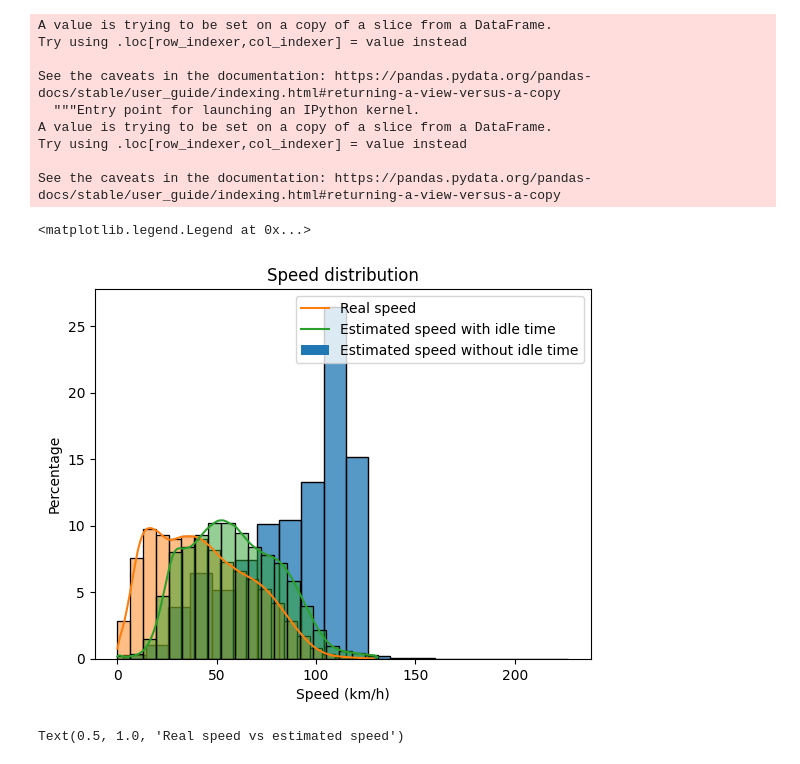
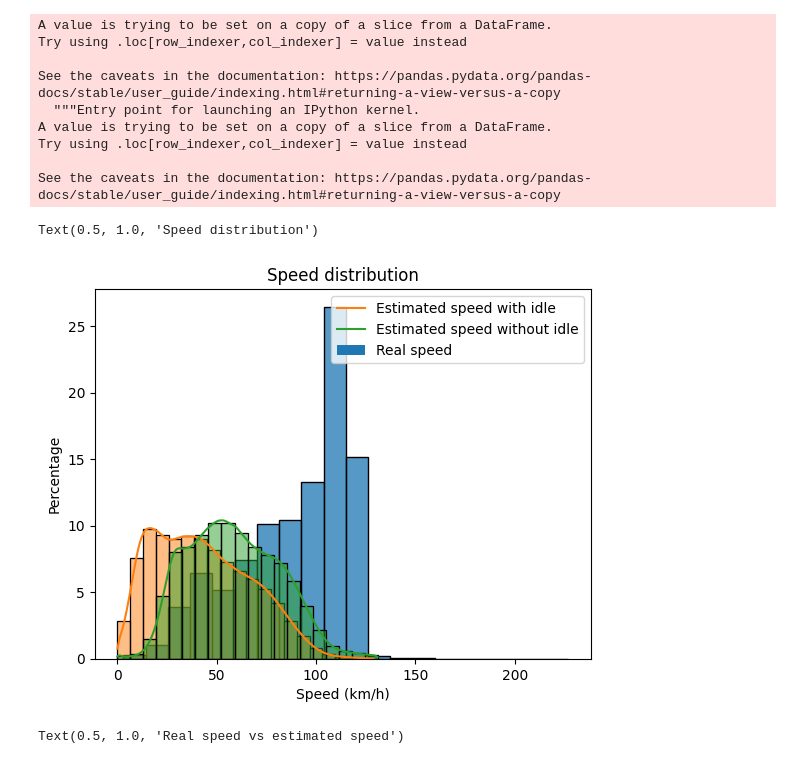
Before and after one commit to AlexWangVT/fleet_modeling, a Jupyter notebook: scripts/AVL_data_explore.ipynb, the cells around one changed output. Saved outputs shown, nothing was run; the diff lists cells and outputs as text; code cells hidden in the pictures.

Commit message:
revise speed distribution

```diff
--- a/scripts/AVL_data_explore.ipynb
+++ b/scripts/AVL_data_explore.ipynb
@@ -195,22 +195,19 @@ See the caveats in the documentation: https://pandas.pydata.org/pandas-docs/stab
 # %%
 # plot histogram
 
 
 bins = 20
-# plt.hist(speed, bins=bins, weights=np.ones(len(speed)) / len(speed) * 100, color='skyblue', edgecolor='black')
+fig, ax = plt.subplots()
 sns.histplot(speed, stat='percent', bins = bins)
 sns.histplot(estimated_speed_with_idle, stat='percent', bins = bins,  kde = True)
 sns.histplot(estimated_speed_without_idle, stat='percent', bins = bins, kde = True)
-
-# plt.hist(estimated_speed_with_idle, bins=bins, weights=np.ones(len(estimated_speed_with_idle)) / len(estimated_speed_with_idle) * 100, alpha=0.5, color='green', edgecolor='black')
-# plt.hist(estimated_speed_without_idle, bins=bins, weights=np.ones(len(estimated_speed_without_idle)) / len(estimated_speed_without_idle) * 100, alpha=0.5, color='purple', edgecolor='black')
+plt.legend(['Estimated speed with idle', 'Estimated speed without idle', 'Real speed'])
 plt.xlabel('Speed (km/h)')
 plt.ylabel('Percentage')
 plt.title('Speed distribution')
-plt.legend(['Real speed', 'Estimated speed with idle time', 'Estimated speed without idle time'])
 # %% [output]
-<matplotlib.legend.Legend at 0x...>
+Text(0.5, 1.0, 'Speed distribution')
-[figure, old version]
+[figure, new version]
 # %%
 # plot scatter
 plt.scatter(speed, estimated_speed_with_idle, color='black', marker='+')
```
Also changed, not shown: 1 other file.
